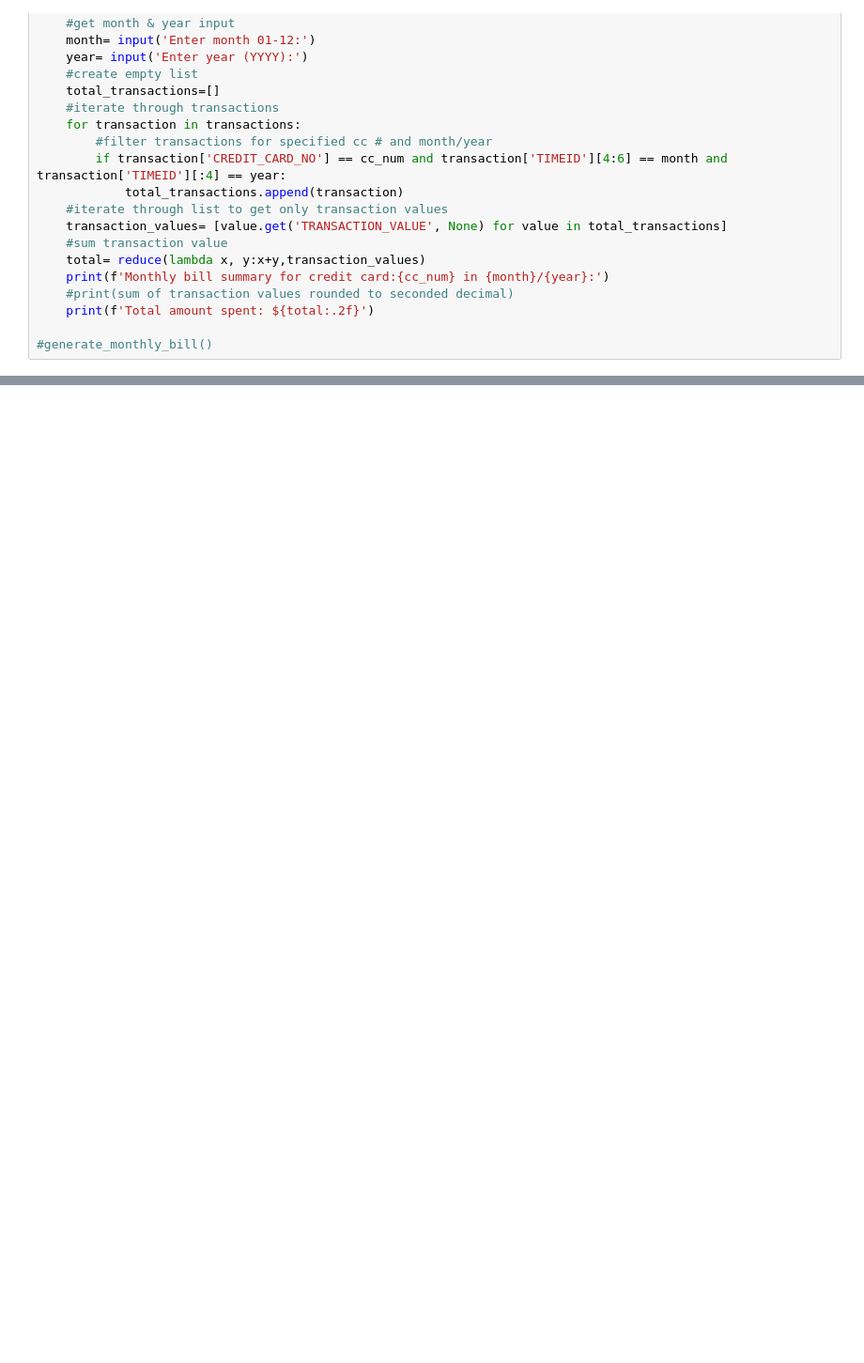
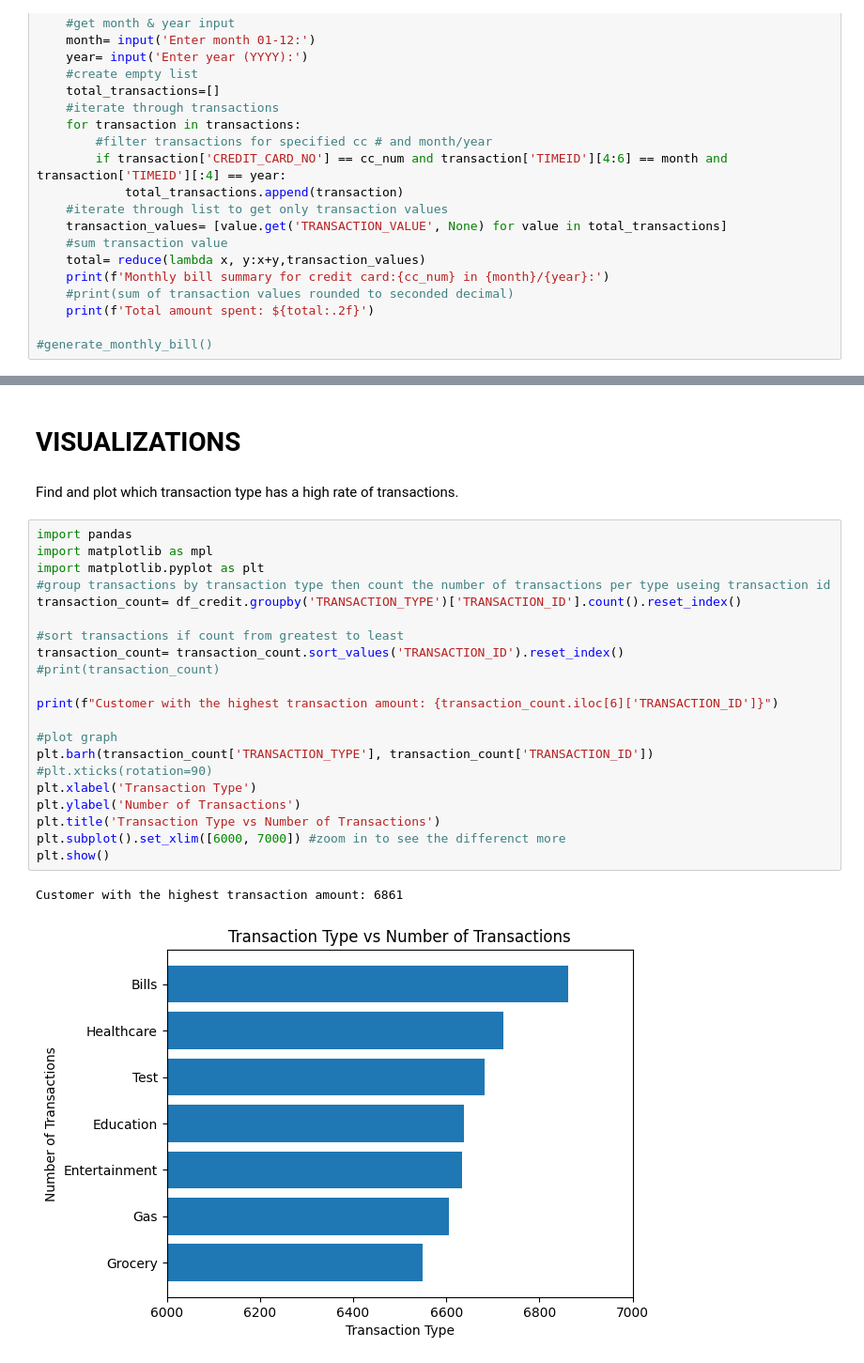
Before and after one commit to MayaCampbell/Data-Transformation-and-Python-Based-User-Menu-Developement-Project, a Jupyter notebook: credit_card.ipynb, the cells around one changed output, grey strips where cells are left out. Shown at 94% size. Drawn from its saved outputs; the diff is of its cells as text; blank space fills up the shorter version.

Commit message:
completed part 3 data analysis and visualizations

```diff
--- a/credit_card.ipynb
+++ b/credit_card.ipynb
@@ -705,0 +704,28 @@ display_transaction_between_two_dates()
+# %% [markdown]
+# VISUALIZATIONS
+# %% [markdown]
+Find and plot which transaction type has a high rate of transactions.
+# %%
+import pandas
+import matplotlib as mpl
+import matplotlib.pyplot as plt
+#group transactions by transaction type then count the number of transactions per type useing transaction id
+transaction_count= df_credit.groupby('TRANSACTION_TYPE')['TRANSACTION_ID'].count().reset_index()
+
+#sort transactions if count from greatest to least
+transaction_count= transaction_count.sort_values('TRANSACTION_ID').reset_index()
+#print(transaction_count)
+
+print(f"Customer with the highest transaction amount: {transaction_count.iloc[6]['TRANSACTION_ID']}")
+
+#plot graph
+plt.barh(transaction_count['TRANSACTION_TYPE'], transaction_count['TRANSACTION_ID'])
+#plt.xticks(rotation=90)
+plt.xlabel('Transaction Type')
+plt.ylabel('Number of Transactions')
+plt.title('Transaction Type vs Number of Transactions')
+plt.subplot().set_xlim([6000, 7000]) #zoom in to see the differenct more
+plt.show()
+# %% [output]
+Customer with the highest transaction amount: 6861
+[figure, added]
```
Also changed, not shown: parts of 5 cells of this notebook, 1 other file.
